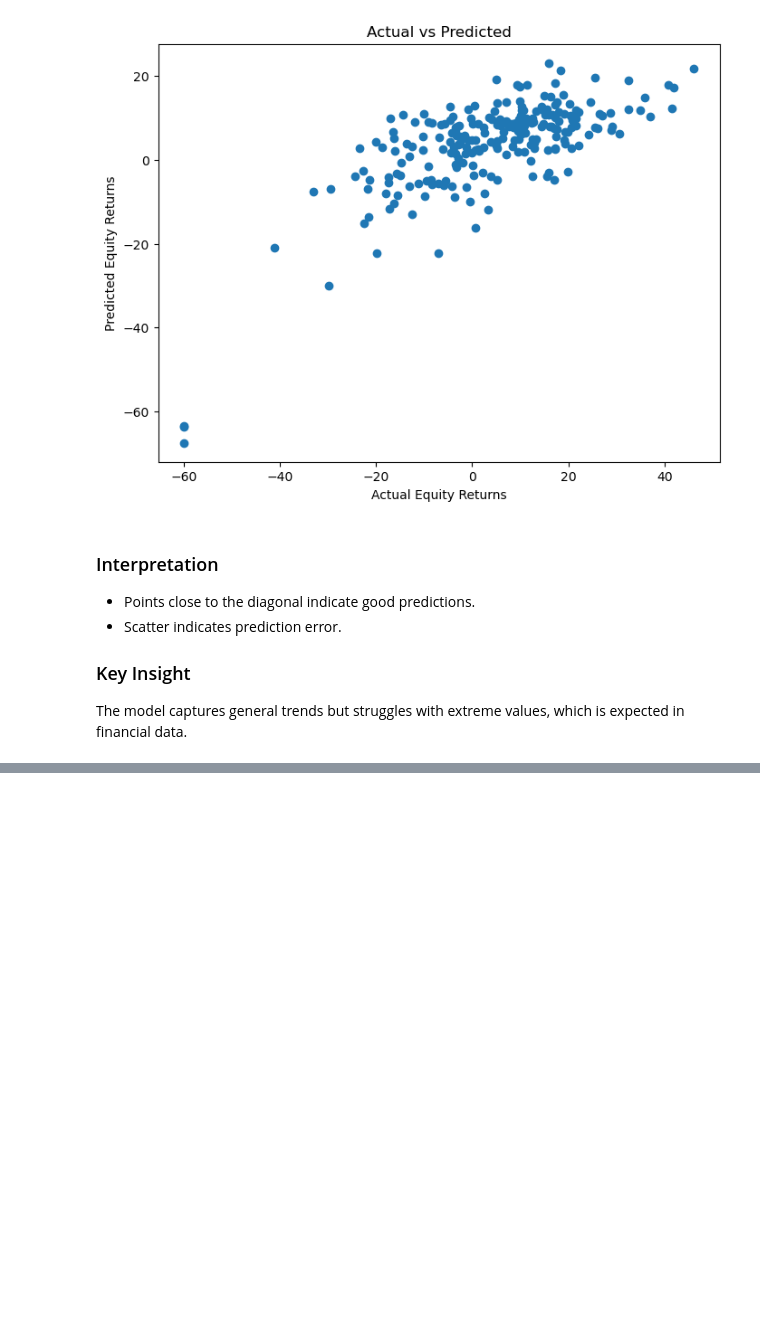
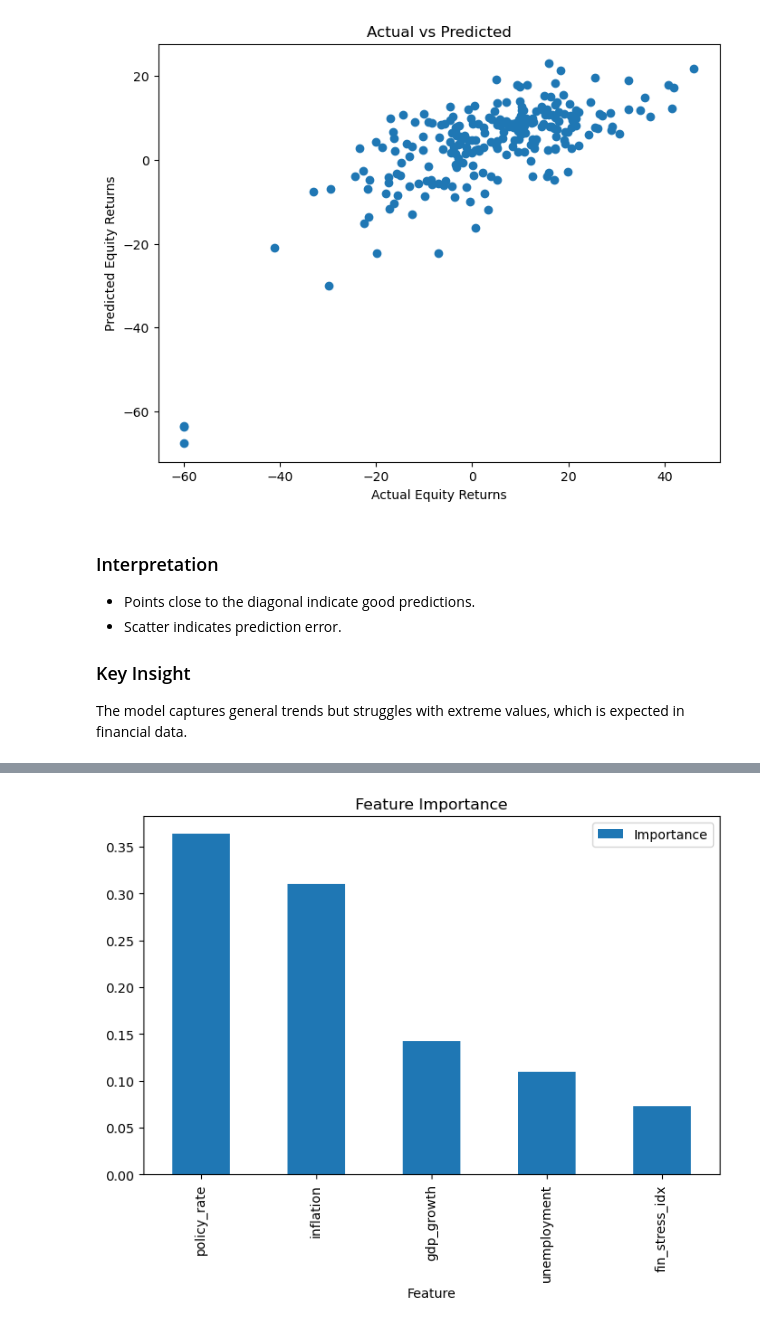
Before and after one commit to Wexwer/Macroeconomics-Indicators-Effect, a Jupyter notebook: Data Science/Exam-Project/Data Source/macroeconomic_indicators_effect_project.ipynb, the cells around one changed output, grey strips where cells are left out. Drawn from its saved outputs; the diff is of its cells as text; code cells hidden in the pictures; blank space fills up the shorter version.

Commit message:
Add Random Forest model, model comparison, and feature importance analysis

```diff
--- a/Data Science/Exam-Project/Data Source/macroeconomic_indicators_effect_project.ipynb
+++ b/Data Science/Exam-Project/Data Source/macroeconomic_indicators_effect_project.ipynb
@@ -934,0 +961,10 @@ The model captures general trends but struggles with extreme values, which is ex
+# %%
+from sklearn.ensemble import RandomForestRegressor
+
+rf_model = RandomForestRegressor(
+    n_estimators=100,
+    max_depth=5,
+    random_state=42
+)
+
+rf_model.fit(X_train, y_train)
@@ -934,0 +1050,7 @@ The model captures general trends but struggles with extreme values, which is ex
+# %%
+importance = pd.DataFrame({
+    "Feature": features,
+    "Importance": rf_model.feature_importances_
+}).sort_values(by="Importance", ascending=False)
+
+importance
@@ -934,0 +1064,6 @@ The model captures general trends but struggles with extreme values, which is ex
+# %%
+importance.set_index("Feature").plot(kind="bar", figsize=(8,5))
+plt.title("Feature Importance")
+plt.show()
+# %% [output]
+[figure, added]
```
Also changed, not shown: parts of 17 cells of this notebook.
